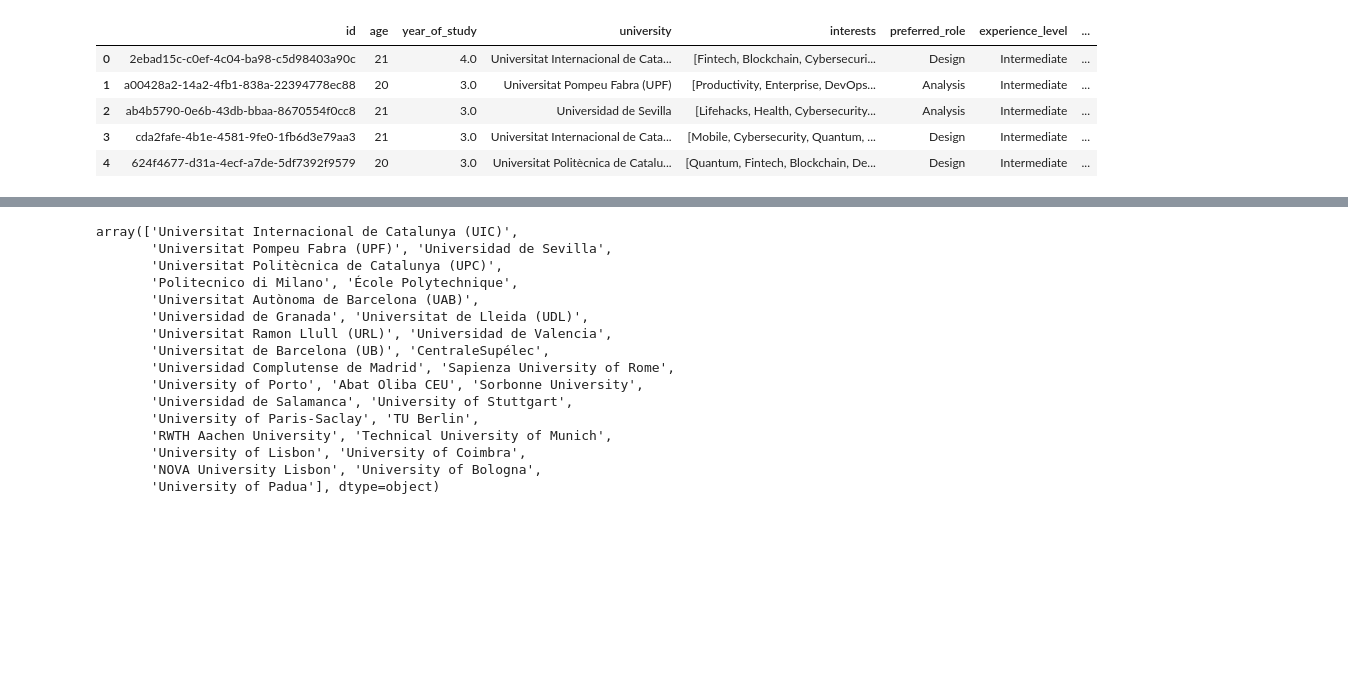
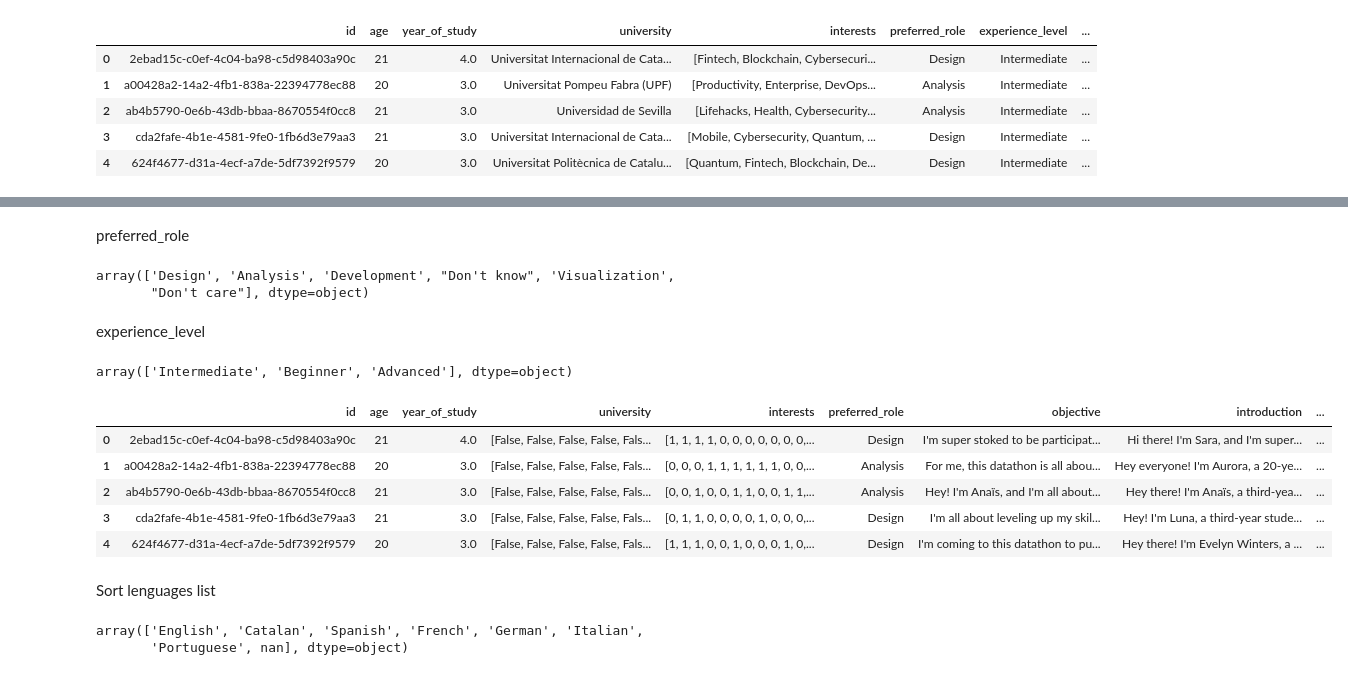
Before and after one commit to aleix-albaiges/Datathon2024-GroupCreation, a Jupyter notebook: dfcreation.ipynb, the cells around one changed output, grey strips where cells are left out. Saved outputs shown, nothing was run; the diff lists cells and outputs as text; code cells hidden in the pictures; blank space fills up the shorter version.

```diff
--- a/dfcreation.ipynb
+++ b/dfcreation.ipynb
@@ -76,0 +58,5 @@ df.head()
+# %%
+one_hot = pd.get_dummies(df['university'], prefix='university')
+
+df['university'] = one_hot.values.tolist()
+df.head()
@@ -76,0 +72,12 @@ df.head()
+# %%
+all_interests = df['interests'].explode().unique()
+
+for value in all_interests:
+    df[f'has_{value}'] = df['interests'].apply(lambda x: 1 if value in x else 0)
+
+
+df['interests'] = df[[f'has_{value}' for value in all_interests]].values.tolist()
+
+df = df.drop(columns=[f'has_{value}' for value in all_interests])
+
+df.head()
@@ -77,19 +91,43 @@ df.head()
+# %% [markdown]
+preferred_role
 # %%
-df['university'].unique()
+df['preferred_role'].unique()
 # %% [output]
-array(['Universitat Internacional de Catalunya (UIC)',
-       'Universitat Pompeu Fabra (UPF)', 'Universidad de Sevilla',
-       'Universitat Politècnica de Catalunya (UPC)',
-       'Politecnico di Milano', 'École Polytechnique',
-       'Universitat Autònoma de Barcelona (UAB)',
-       'Universidad de Granada', 'Universitat de Lleida (UDL)',
-       'Universitat Ramon Llull (URL)', 'Universidad de Valencia',
-       'Universitat de Barcelona (UB)', 'CentraleSupélec',
-       'Universidad Complutense de Madrid', 'Sapienza University of Rome',
-       'University of Porto', 'Abat Oliba CEU', 'Sorbonne University',
-       'Universidad de Salamanca', 'University of Stuttgart',
-       'University of Paris-Saclay', 'TU Berlin',
-       'RWTH Aachen University', 'Technical University of Munich',
-       'University of Lisbon', 'University of Coimbra',
-       'NOVA University Lisbon', 'University of Bologna',
-       'University of Padua'], dtype=object)
+array(['Design', 'Analysis', 'Development', "Don't know", 'Visualization',
+       "Don't care"], dtype=object)
+# %% [markdown]
+experience_level
+# %%
+df['experience_level'].unique()
+# %% [output]
+array(['Intermediate', 'Beginner', 'Advanced'], dtype=object)
+# %%
+import numpy as np
+
+mapping = {
+    'Advanced': 10,
+    'Intermediate': 4,
+    'Beginner': 1
+}
+
+df['experience_level'] = df['experience_level'].map(mapping)
+
+df['experience'] = df['experience_level'] * np.log(1 + df['hackathons_done'])
+df.drop(['experience_level', 'hackathons_done'], axis=1, inplace=True)
+
+df.head()
+# %% [output]
+|  | id | age | year_of_study | university | interests | preferred_role | objective | introduction | ... |
+| 0 | 2ebad15c-c0ef-4c04-ba98-c5d98403a90c | 21 | 4.0 | [False, False, False, False, Fals... | [1, 1, 1, 1, 0, 0, 0, 0, 0, 0, 0,... | Design | I'm super stoked to be participat... | Hi there! I'm Sara, and I'm super... | ... |
+| 1 | a00428a2-14a2-4fb1-838a-22394778ec88 | 20 | 3.0 | [False, False, False, False, Fals... | [0, 0, 0, 1, 1, 1, 1, 1, 1, 0, 0,... | Analysis | For me, this datathon is all abou... | Hey everyone! I'm Aurora, a 20-ye... | ... |
+| 2 | ab4b5790-0e6b-43db-bbaa-8670554f0cc8 | 21 | 3.0 | [False, False, False, False, Fals... | [0, 0, 1, 0, 0, 1, 1, 0, 0, 1, 1,... | Analysis | Hey! I'm Anaïs, and I'm all about... | Hey there! I'm Anaïs, a third-yea... | ... |
+| 3 | cda2fafe-4b1e-4581-9fe0-1fb6d3e79aa3 | 21 | 3.0 | [False, False, False, False, Fals... | [0, 1, 1, 0, 0, 0, 0, 1, 0, 0, 0,... | Design | I'm all about leveling up my skil... | Hey! I'm Luna, a third-year stude... | ... |
+| 4 | 624f4677-d31a-4ecf-a7de-5df7392f9579 | 20 | 3.0 | [False, False, False, False, Fals... | [1, 1, 1, 0, 0, 1, 0, 0, 0, 1, 0,... | Design | I'm coming to this datathon to pu... | Hey there! I'm Evelyn Winters, a ... | ... |
+# %% [markdown]
+Sort lenguages list
+# %%
+all_interests = df['preferred_languages'].explode().unique()
+all_interests
+# %% [output]
+array(['English', 'Catalan', 'Spanish', 'French', 'German', 'Italian',
+       'Portuguese', nan], dtype=object)
```
Also changed, not shown: parts of 12 cells of this notebook.
